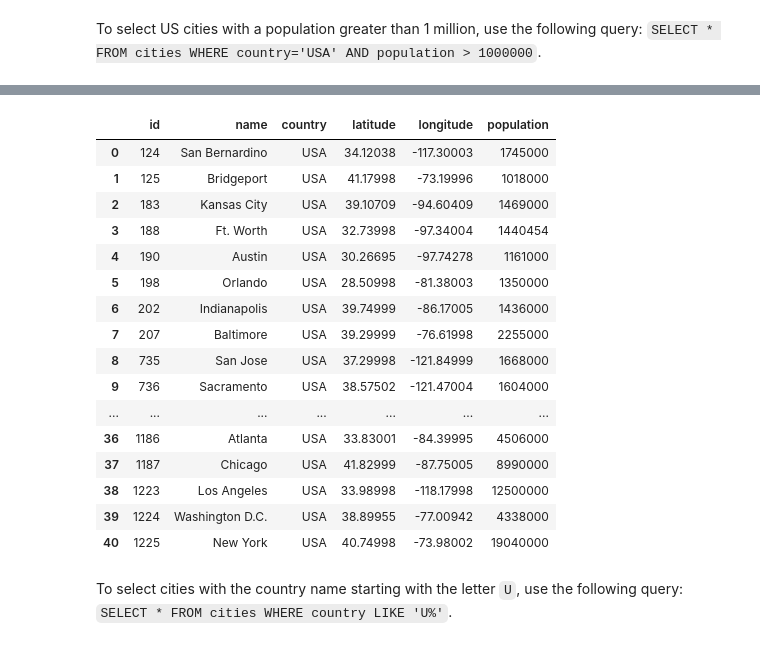
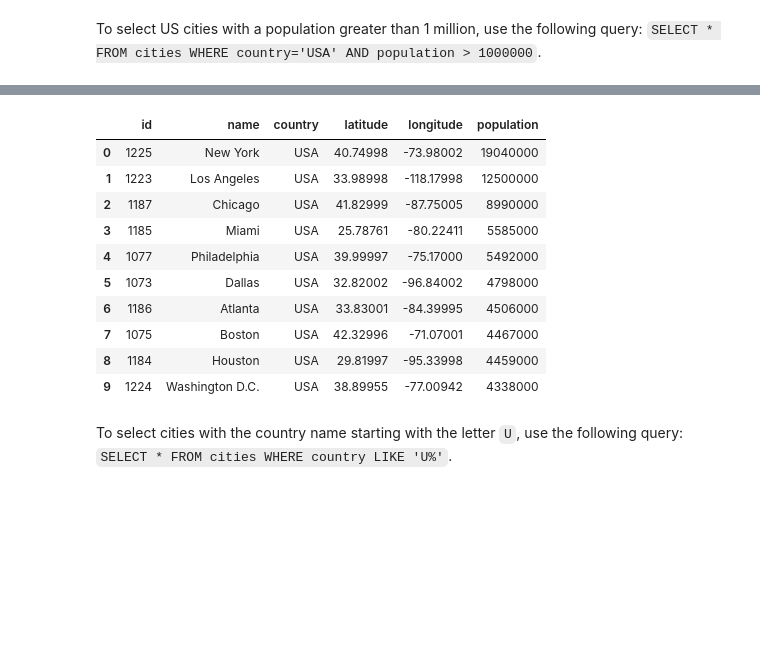
Before and after one commit to VRConservation/geog-414, a Jupyter notebook: book/duckdb/02_sql_basics.ipynb, the cells around one changed output, grey strips where cells are left out. Drawn from its saved outputs; the diff is of its cells as text; code cells hidden in the pictures; blank space fills up the shorter version.

```diff
--- a/book/duckdb/02_sql_basics.ipynb
+++ b/book/duckdb/02_sql_basics.ipynb
@@ -384,25 +420,19 @@ To select US cities with a population greater than 1 million, use the following
 # %%
 %%sql
 
-SELECT * FROM cities WHERE country='USA' AND population>1000000;
+SELECT * FROM cities WHERE country='USA' AND population>1000000 ORDER BY population DESC LIMIT 10;
 # %% [output]
 |  | id | name | country | latitude | longitude | population |
-| 0 | 124 | San Bernardino | USA | 34.12038 | -117.30003 | 1745000 |
-| 1 | 125 | Bridgeport | USA | 41.17998 | -73.19996 | 1018000 |
-| 2 | 183 | Kansas City | USA | 39.10709 | -94.60409 | 1469000 |
-| 3 | 188 | Ft. Worth | USA | 32.73998 | -97.34004 | 1440454 |
-| 4 | 190 | Austin | USA | 30.26695 | -97.74278 | 1161000 |
-| 5 | 198 | Orlando | USA | 28.50998 | -81.38003 | 1350000 |
-| 6 | 202 | Indianapolis | USA | 39.74999 | -86.17005 | 1436000 |
-| 7 | 207 | Baltimore | USA | 39.29999 | -76.61998 | 2255000 |
-| 8 | 735 | San Jose | USA | 37.29998 | -121.84999 | 1668000 |
-| 9 | 736 | Sacramento | USA | 38.57502 | -121.47004 | 1604000 |
-| ... | ... | ... | ... | ... | ... | ... |
-| 36 | 1186 | Atlanta | USA | 33.83001 | -84.39995 | 4506000 |
-| 37 | 1187 | Chicago | USA | 41.82999 | -87.75005 | 8990000 |
-| 38 | 1223 | Los Angeles | USA | 33.98998 | -118.17998 | 12500000 |
-| 39 | 1224 | Washington D.C. | USA | 38.89955 | -77.00942 | 4338000 |
-| 40 | 1225 | New York | USA | 40.74998 | -73.98002 | 19040000 |
+| 0 | 1225 | New York | USA | 40.74998 | -73.98002 | 19040000 |
+| 1 | 1223 | Los Angeles | USA | 33.98998 | -118.17998 | 12500000 |
+| 2 | 1187 | Chicago | USA | 41.82999 | -87.75005 | 8990000 |
+| 3 | 1185 | Miami | USA | 25.78761 | -80.22411 | 5585000 |
+| 4 | 1077 | Philadelphia | USA | 39.99997 | -75.17000 | 5492000 |
+| 5 | 1073 | Dallas | USA | 32.82002 | -96.84002 | 4798000 |
+| 6 | 1186 | Atlanta | USA | 33.83001 | -84.39995 | 4506000 |
+| 7 | 1075 | Boston | USA | 42.32996 | -71.07001 | 4467000 |
+| 8 | 1184 | Houston | USA | 29.81997 | -95.33998 | 4459000 |
+| 9 | 1224 | Washington D.C. | USA | 38.89955 | -77.00942 | 4338000 |
 # %% [markdown]
 To select cities with the country name starting with the letter `U`, use the following query: `SELECT * FROM cities WHERE country LIKE 'U%'`.
 # %%
```
Also changed, not shown: parts of 10 cells of this notebook, 5 other files.
